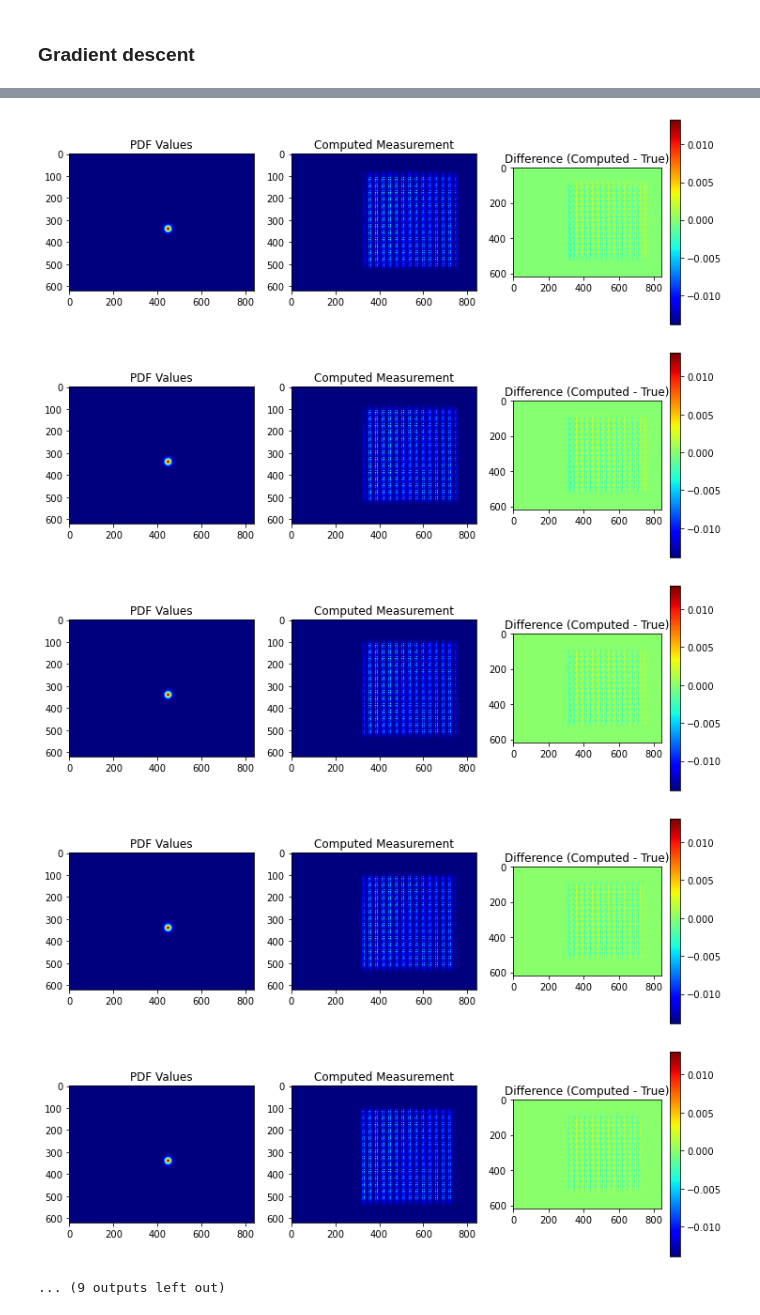
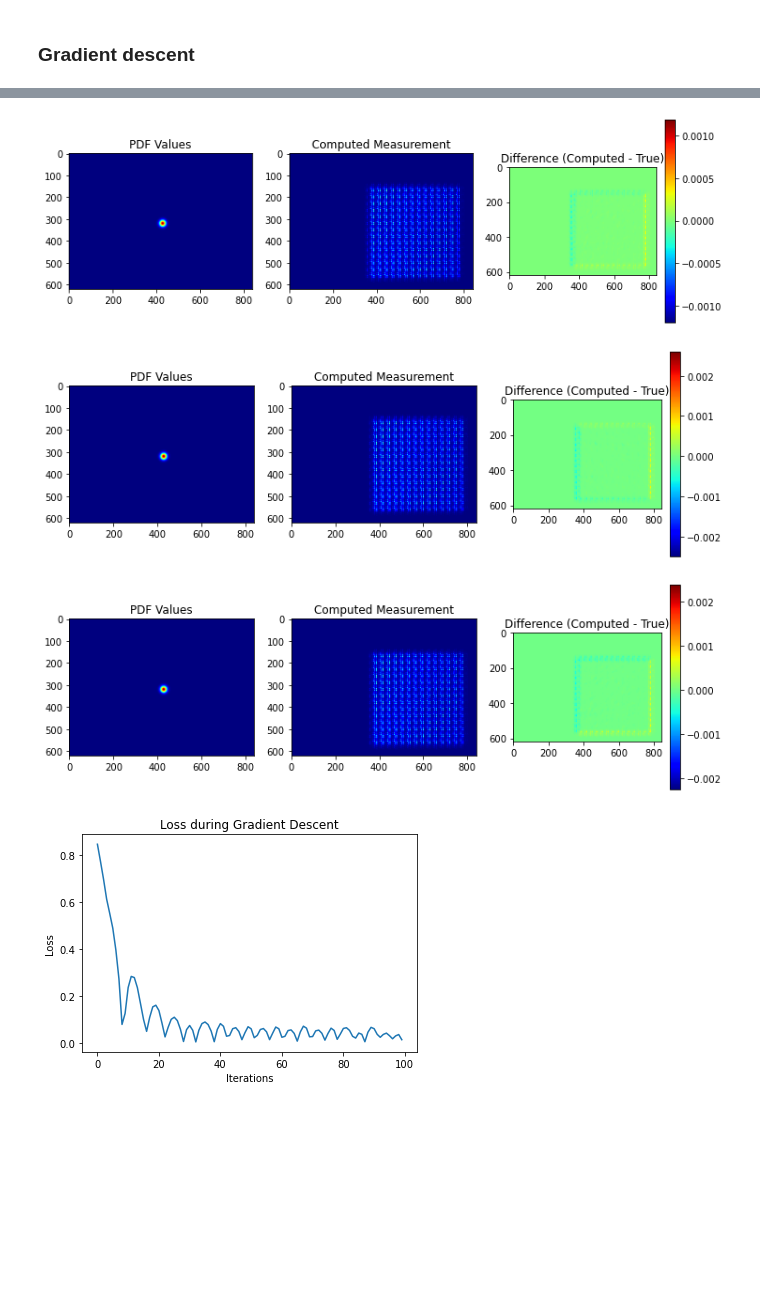
Before and after one commit to neerja/spectralmicroscope_gaussiansplatting, a Jupyter notebook: GaussSplatting/gaussian_localization.ipynb, the cells around one changed output, grey strips where cells are left out. Cells and saved outputs as stored; diff of their text form; code cells hidden in the pictures; blank space fills up the shorter version.

```diff
--- a/GaussSplatting/gaussian_localization.ipynb
+++ b/GaussSplatting/gaussian_localization.ipynb
@@ -101,8 +101,8 @@ torch.Size([620, 840])
 ### Construct ground truth gaussian object
 # %%
 # Ground truth parameters -- must be floats
-muy = 0.0
-mux = 100.0
+muy = 50.0
+mux = 150.0
 mul = 0.0
 sigy = 10.0
 sigx = 10.0
@@ -146,8 +139,8 @@ plt.show()
 # Define a Gaussian object with initialized values
 
 # Initialized guess parameters -- must be floats
-muy_init = 30.
-mux_init = 30.
+muy_init = 10.
+mux_init = 10.
 mul_init = 0.
 sigy_init = 10.
 sigx_init = 10.
@@ -156,10 +149,6 @@ lr_init = 0.01
 NY, NX, NL = m.shape
 
 g_init = gp.GaussObject(muy_init,mux_init,mul_init,sigy_init,sigx_init,sigl_init,learningrate=lr_init)
-
-# Define sampling-related variables
-# x, y, coords defined above
-wavelengths = torch.arange(0,NL)
 # %%
 # Display the initial Gaussian guess and its measurement
 
@@ -182,20 +171,22 @@ gaussObject(mu_x = 30.0, mu_y = 30.0, mu_l = 0.0), cov = tensor([[100.,   0.],
 ### Gradient descent
 # %%
 # Set number of iterations and initialize the loss tracker
-iterations = 100
+# Need to rerun initialize random gaussian guess cells every time **
+max_iters = 100
+thresh = 1e-6
 loss_GD = []
 
 # Optimization loop
-for i in range(iterations):
+for i in range(max_iters):
     # Compute forward model using the current Gaussian parameters
-    computed_measurement = gp.forwardSingleGauss(g_init, NX, NY, wavelengths, h, m)
+    computed_measurement = gp.forwardSingleGauss(g_init, NX, NY, NL, h, m)
     computed_measurement = computed_measurement / torch.norm(computed_measurement) # normalize
 
     # Compute PDF values based on the Gaussian parameters
     computed_values = g_init.computeValues(coords, NY, NX)
 
     # Plot the results every 10 iterations (optional)
-    if i < 20:
+    if i % 10 == 0:
         plt.figure(figsize=(12, 4))
         plt.subplot(1, 3, 1)
         plt.imshow(computed_values.detach().cpu().numpy(), cmap='jet')
@@ -215,6 +206,9 @@ for i in range(iterations):
     # Compute the loss (difference between computed measurement and true measurement)
     loss = torch.norm(computed_measurement - gt_measurement)
     loss_GD.append(loss.item())
+    if i > 0: # stop if loss isn't changing
+        if np.abs(loss_GD[i] - loss_GD[i-1]) < thresh:
+            break
 
     # Perform a gradient step to update Gaussian parameters
     loss.backward()
@@ -241,6 +235,4 @@ plt.show()
-[figure, old version]
+[figure, new version]
-[figure, old version]
+[figure, new version]
-[figure, old version]
+[figure, new version]
-[figure, old version]
+[figure, new version]
-[figure, removed]
-... (9 outputs left out)
```
Also changed, not shown: parts of 21 cells of this notebook, 2 other files.
